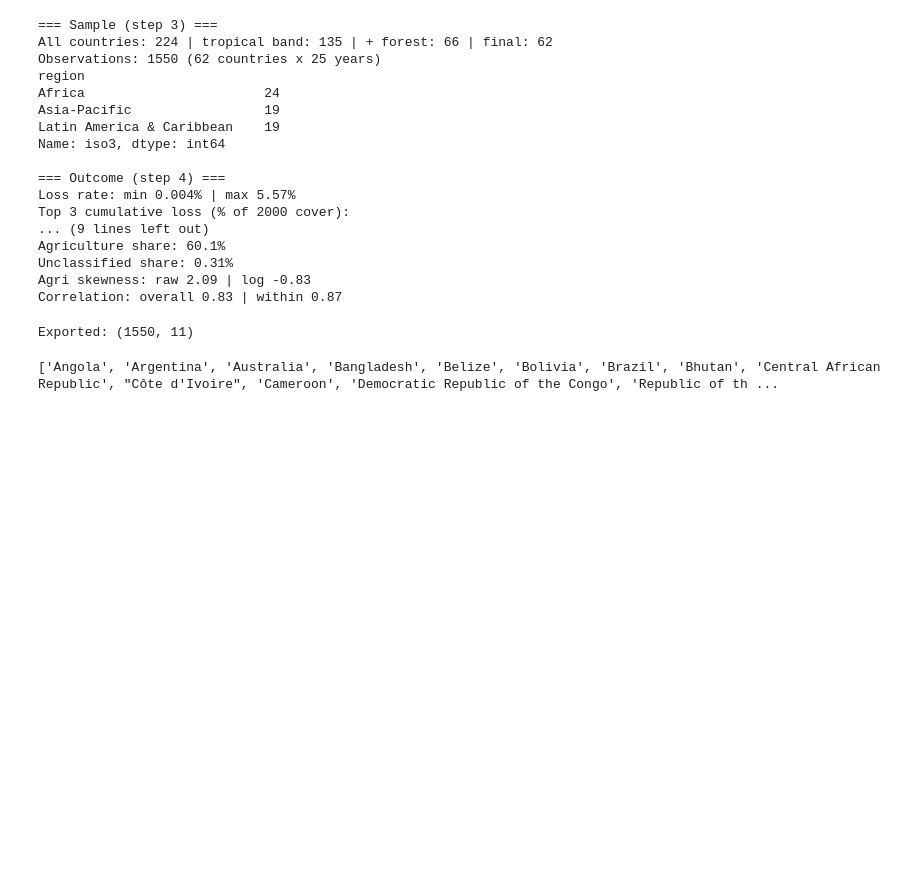
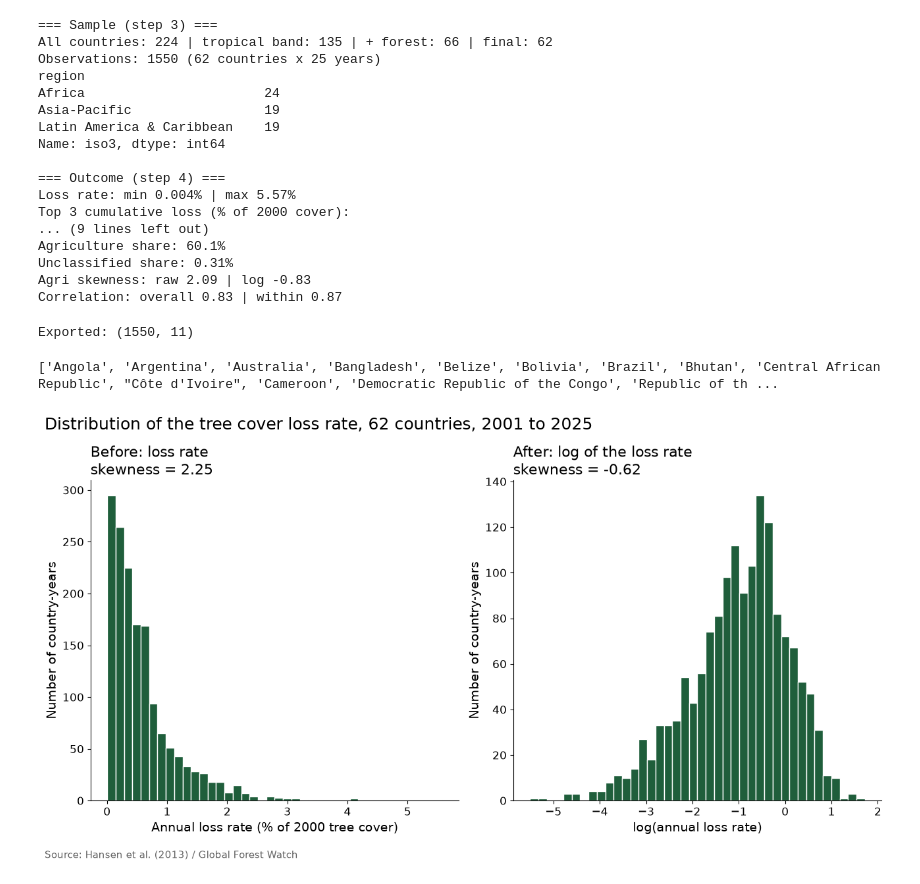
Before and after one commit to AndrewEberhardt/DataScienceProject, a Jupyter notebook: notebooks/1-Forest-Loss.ipynb, the cells around one changed output. Cells and saved outputs as stored; diff of their text form; code cells hidden in the pictures; blank space fills up the shorter version.

```diff
--- a/notebooks/1-Forest-Loss.ipynb
+++ b/notebooks/1-Forest-Loss.ipynb
@@ -1242,3 +1246,27 @@ fig.add_annotation(text='Source: Hansen et al. (2013) / Global Forest Watch; Nat
                    showarrow=False, font=dict(size=16, color='grey'))
 fig.write_image('../figures/sample_map.png', scale=2)
 fig.show()
+# %%
+# Histograms of the loss rate before and after the log transformation, for slide Y-2
+from scipy.stats import skew
+
+fig, axes = plt.subplots(1, 2, figsize=(13, 6.9))   # same ratio as the slide placeholder
+panels = [('loss_rate', 'Annual loss rate (% of 2000 tree cover)', 'Before: loss rate'),
+          ('log_loss_rate', 'log(annual loss rate)', 'After: log of the loss rate')]
+
+for ax, (col, xlabel, title) in zip(axes, panels):
+    ax.hist(df_s[col], bins=40, color='#1F5E3B', edgecolor='white')
+    ax.set_title(f"{title}\nskewness = {skew(df_s[col]):.2f}", fontsize=16, loc='left')
+    ax.set_xlabel(xlabel, fontsize=14)
+    ax.set_ylabel('Number of country-years', fontsize=14)
+    ax.tick_params(labelsize=12)
+    ax.spines[['top', 'right']].set_visible(False)
+
+fig.suptitle('Distribution of the tree cover loss rate, 62 countries, 2001 to 2025',
+             fontsize=18, x=0.01, ha='left')
+fig.text(0.01, 0.01, 'Source: Hansen et al. (2013) / Global Forest Watch', fontsize=11, color='#666666')
+plt.tight_layout(rect=(0, 0.04, 1, 1))
+fig.savefig('../figures/loss_rate_histograms.png', dpi=200, bbox_inches='tight')
+plt.show()
+# %% [output]
+[figure, added]
```
Also changed, not shown: parts of 1 cell of this notebook.
